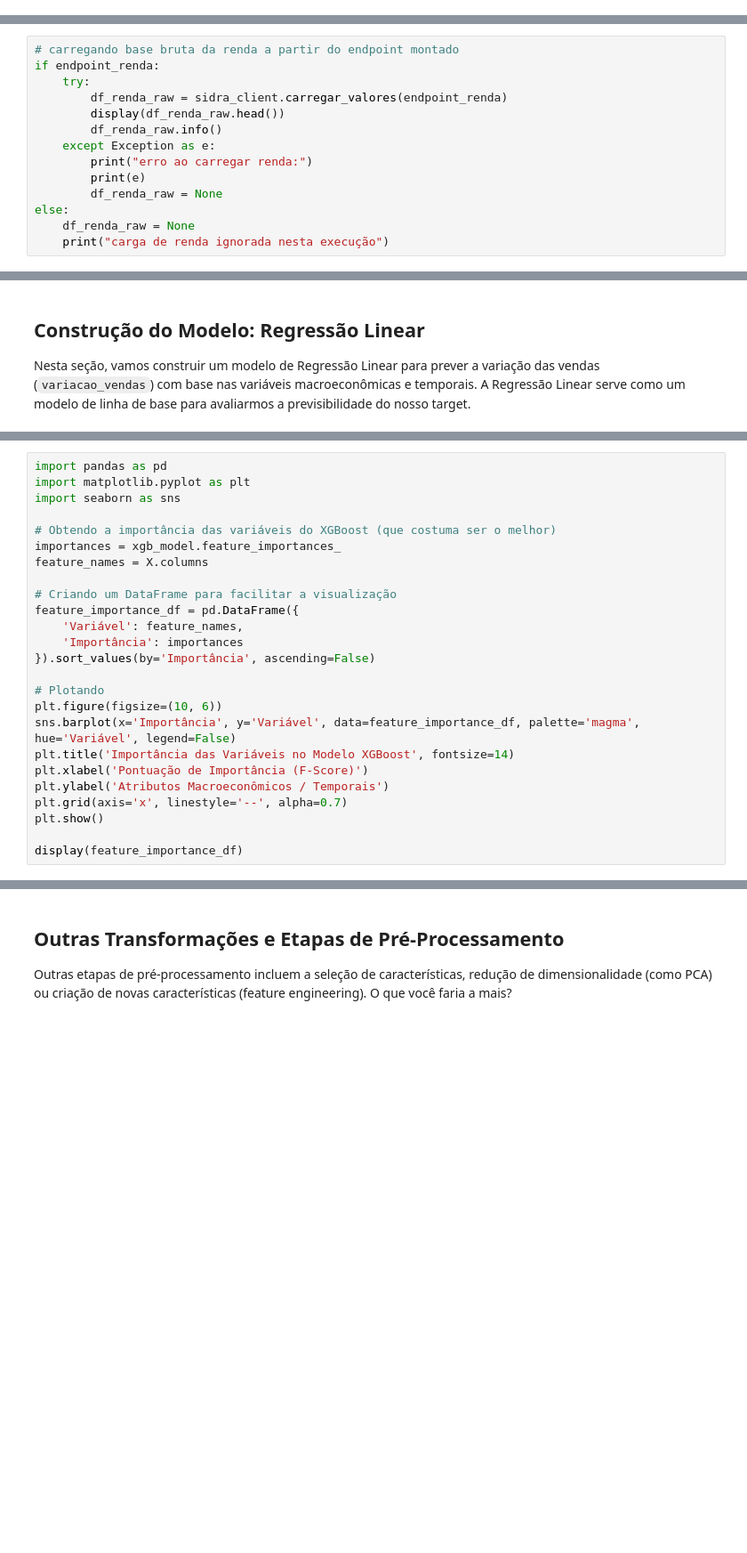
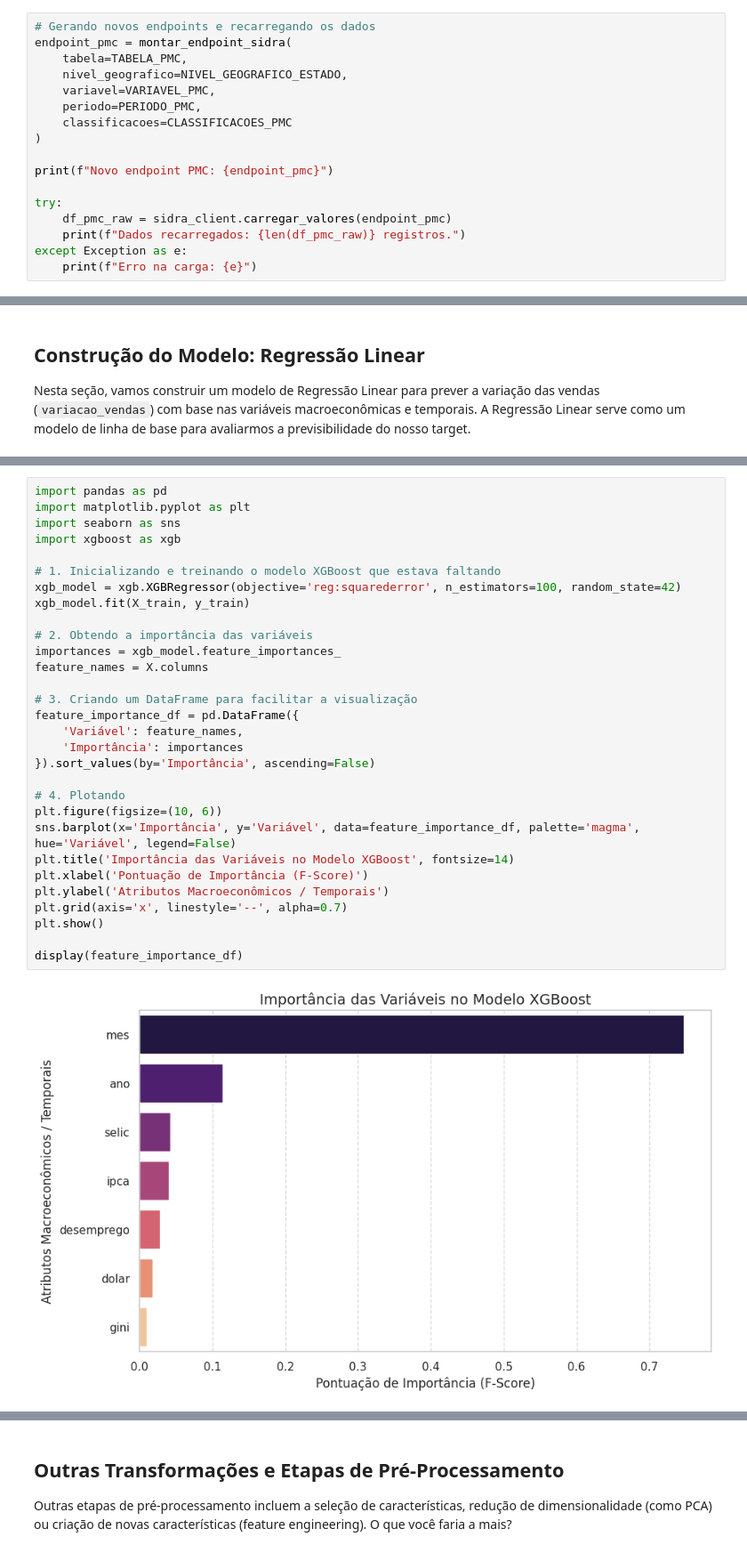
Before and after one commit to leandromvs/MVP-Analise-de-dados-e-boas-praticas-PUC-RIO, a Jupyter notebook: MVP_Analise_de_dados_e_boas_praticas_PUC_RIO_FINAL.ipynb, the cells around one changed output, grey strips where cells are left out. Shown at 89% size. Saved outputs shown, nothing was run; the diff lists cells and outputs as text; blank space fills up the shorter version.

```diff
--- a/MVP_Analise_de_dados_e_boas_praticas_PUC_RIO_FINAL.ipynb
+++ b/MVP_Analise_de_dados_e_boas_praticas_PUC_RIO_FINAL.ipynb
@@ -952,0 +867,17 @@ endpoint gini:
+# %%
+# Gerando novos endpoints e recarregando os dados
+endpoint_pmc = montar_endpoint_sidra(
+    tabela=TABELA_PMC,
+    nivel_geografico=NIVEL_GEOGRAFICO_ESTADO,
+    variavel=VARIAVEL_PMC,
+    periodo=PERIODO_PMC,
+    classificacoes=CLASSIFICACOES_PMC
+)
+
+print(f"Novo endpoint PMC: {endpoint_pmc}")
+
+try:
+    df_pmc_raw = sidra_client.carregar_valores(endpoint_pmc)
+    print(f"Dados recarregados: {len(df_pmc_raw)} registros.")
+except Exception as e:
+    print(f"Erro na carga: {e}")
@@ -971,14 +928,0 @@ erro ao carregar pmc:
-# %%
-# carregando base bruta da renda a partir do endpoint montado
-if endpoint_renda:
-    try:
-        df_renda_raw = sidra_client.carregar_valores(endpoint_renda)
-        display(df_renda_raw.head())
-        df_renda_raw.info()
-    except Exception as e:
-        print("erro ao carregar renda:")
-        print(e)
-        df_renda_raw = None
-else:
-    df_renda_raw = None
-    print("carga de renda ignorada nesta execução")
@@ -1927,25 +2286,32 @@ plt.show()
 # %%
 import pandas as pd
 import matplotlib.pyplot as plt
 import seaborn as sns
+import xgboost as xgb
 
-# Obtendo a importância das variáveis do XGBoost (que costuma ser o melhor)
+# 1. Inicializando e treinando o modelo XGBoost que estava faltando
+xgb_model = xgb.XGBRegressor(objective='reg:squarederror', n_estimators=100, random_state=42)
+xgb_model.fit(X_train, y_train)
+
+# 2. Obtendo a importância das variáveis
 importances = xgb_model.feature_importances_
 feature_names = X.columns
 
-# Criando um DataFrame para facilitar a visualização
+# 3. Criando um DataFrame para facilitar a visualização
 feature_importance_df = pd.DataFrame({
     'Variável': feature_names,
     'Importância': importances
 }).sort_values(by='Importância', ascending=False)
 
-# Plotando
+# 4. Plotando
 plt.figure(figsize=(10, 6))
 sns.barplot(x='Importância', y='Variável', data=feature_importance_df, palette='magma', hue='Variável', legend=False)
 plt.title('Importância das Variáveis no Modelo XGBoost', fontsize=14)
 plt.xlabel('Pontuação de Importância (F-Score)')
 plt.ylabel('Atributos Macroeconômicos / Temporais')
 plt.grid(axis='x', linestyle='--', alpha=0.7)
 plt.show()
 
 display(feature_importance_df)
+# %% [output]
+[figure, added]
```
Also changed, not shown: parts of 63 cells of this notebook.
